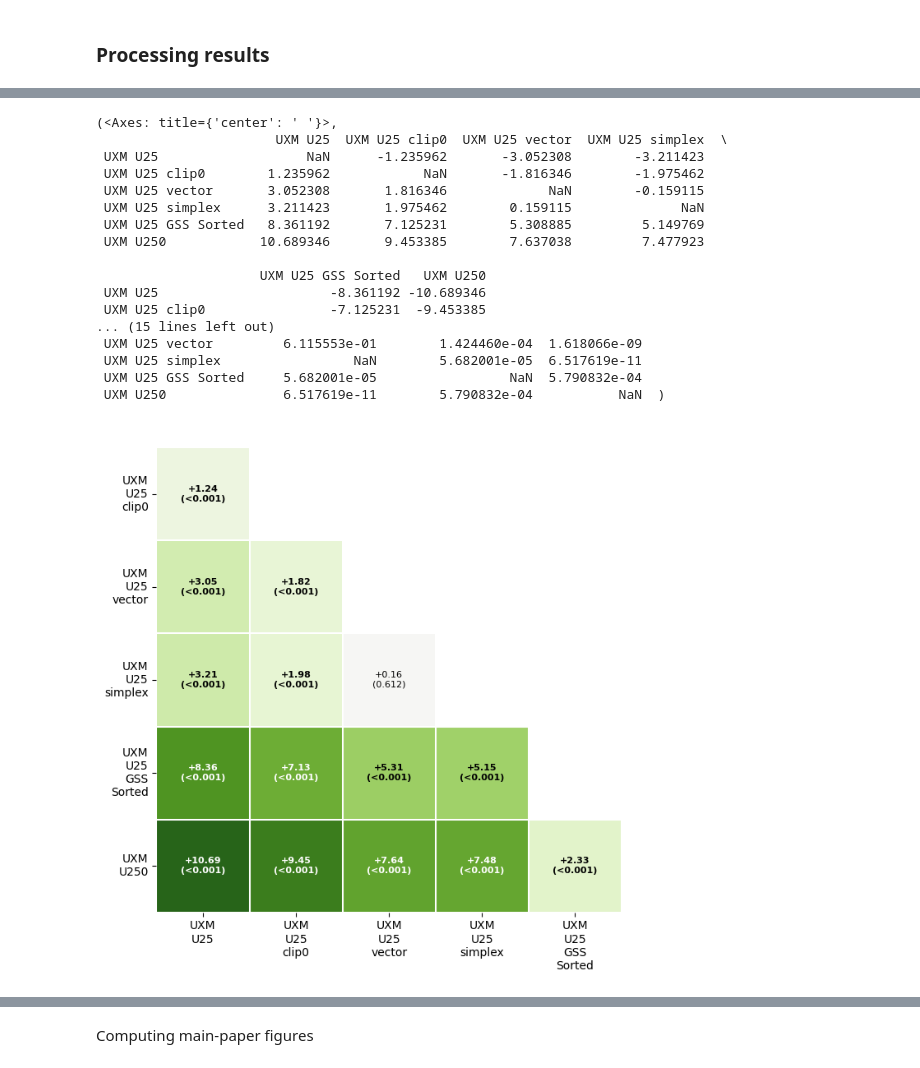
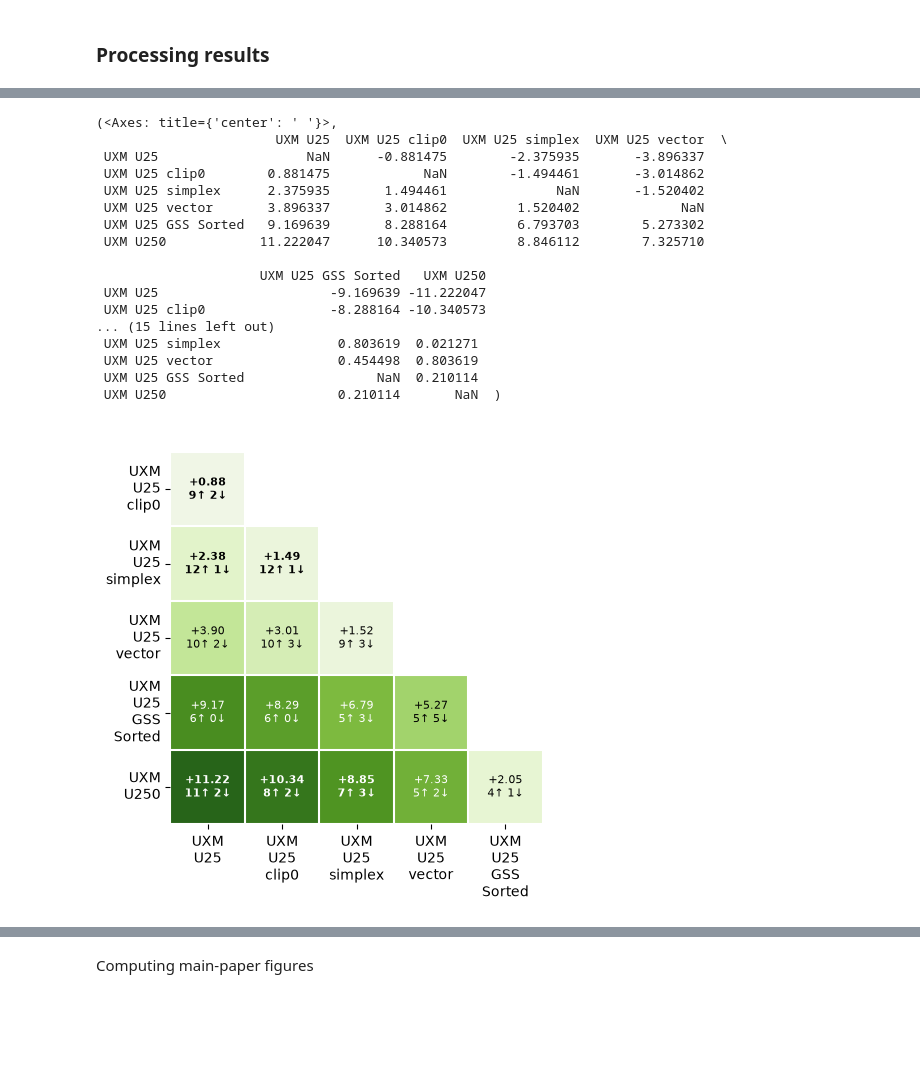
Before and after one commit to CompEpigen/syto, a Jupyter notebook: EDA/cfsort_results_analysis.ipynb, the cells around one changed output, grey strips where cells are left out. Saved outputs shown, nothing was run; the diff lists cells and outputs as text; code cells hidden in the pictures; blank space fills up the shorter version.

```diff
--- a/EDA/cfsort_results_analysis.ipynb
+++ b/EDA/cfsort_results_analysis.ipynb
@@ -1615,0 +1946,6 @@ files_with_results
+# %%
+files_with_results = [x for x in files_with_results if "cfsort_results_v2" in x]
+# %%
+files_with_results = [x for x in files_with_results if ".csv" in x]
+files_with_results = [x for x in files_with_results if "calibrated_all_baselines" not in x]
+files_with_results = [x for x in files_with_results if "uxm_ported_cfsort_rrbs_results" not in x]
@@ -1690,0 +2049,15 @@ KeyError: 'linear_clip01_normalize'
+# %%
+all_baselines = our_results[1]
+all_baselines = all_baselines.merge(our_results[0][["CellType", "file", "UXM_U25", "UXM_U250", "UXM_U25_GSC_Sorted"]], on = ["CellType", "file"])
+all_baselines.rename(
+    columns = {
+        "______nan__celfie__nan": "Celfie",
+        "______nan__epidish__nan": "EpiDISH",
+        "______nan__epidish_houseman__nan": "Houseman_ineq",
+        "UXM_U25": "UXM U25",
+        "UXM_U250": "UXM U250",
+        "UXM_U25_GSC_Sorted": "UXM U25 GSS Sorted"
+    },
+    inplace = True
+)
+all_baselines.drop("______nan__celfieish__nan", inplace=True, axis=1)
@@ -1712,3 +2155,7 @@ uxm_tsc.rename(
     },
     inplace=True,
 )
+# %%
+new_baselines_tsc = compute_on_target_proportions(
+    all_baselines, tissue_mapping_df, all_baselines.columns[5:]
+).dropna()
@@ -1715,36 +2210,40 @@ uxm_tsc.rename(
 # %%
 pairwise_difference_heatmap(
-    uxm_tsc,
+    new_baselines_tsc,
     [
         "UXM U25",
         "UXM U25 clip0",
+        "UXM U25 simplex",
         "UXM U25 vector",
-        "UXM U25 simplex",
         "UXM U25 GSS Sorted",
         "UXM U250",
     ],
-    test="ttest_rel",
+    test="wilcoxon",
     title=" ",
     cmap="PiYG",
+    correction="fdr_bh",
     display_legend=False,
+    figsize=(5, 5),
     save_path="uxm_rrbs_pvalues.pdf",
+    annotation_format="tissue_counts",
+    group_col= 'Biosample term name',
 )
 # %% [output]
 (<Axes: title={'center': ' '}>,
-                       UXM U25  UXM U25 clip0  UXM U25 vector  UXM U25 simplex  \
- UXM U25                   NaN      -1.235962       -3.052308        -3.211423
- UXM U25 clip0        1.235962            NaN       -1.816346        -1.975462
- UXM U25 vector       3.052308       1.816346             NaN        -0.159115
- UXM U25 simplex      3.211423       1.975462        0.159115              NaN
- UXM U25 GSS Sorted   8.361192       7.125231        5.308885         5.149769
- UXM U250            10.689346       9.453385        7.637038         7.477923
+                       UXM U25  UXM U25 clip0  UXM U25 simplex  UXM U25 vector  \
+ UXM U25                   NaN      -0.881475        -2.375935       -3.896337
+ UXM U25 clip0        0.881475            NaN        -1.494461       -3.014862
+ UXM U25 simplex      2.375935       1.494461              NaN       -1.520402
+ UXM U25 vector       3.896337       3.014862         1.520402             NaN
+ UXM U25 GSS Sorted   9.169639       8.288164         6.793703        5.273302
+ UXM U250            11.222047      10.340573         8.846112        7.325710
 
                      UXM U25 GSS Sorted   UXM U250
- UXM U25                      -8.361192 -10.689346
- UXM U25 clip0                -7.125231  -9.453385
+ UXM U25                      -9.169639 -11.222047
+ UXM U25 clip0                -8.288164 -10.340573
 ... (15 lines left out)
- UXM U25 vector         6.115553e-01        1.424460e-04  1.618066e-09
- UXM U25 simplex                 NaN        5.682001e-05  6.517619e-11
- UXM U25 GSS Sorted     5.682001e-05                 NaN  5.790832e-04
- UXM U250               6.517619e-11        5.790832e-04           NaN  )
+ UXM U25 simplex               0.803619  0.021271
+ UXM U25 vector                0.454498  0.803619
+ UXM U25 GSS Sorted                 NaN  0.210114
+ UXM U250                      0.210114       NaN  )
-[figure, old version]
+[figure, new version]
```
Also changed, not shown: parts of 48 cells of this notebook, 41 other files.
